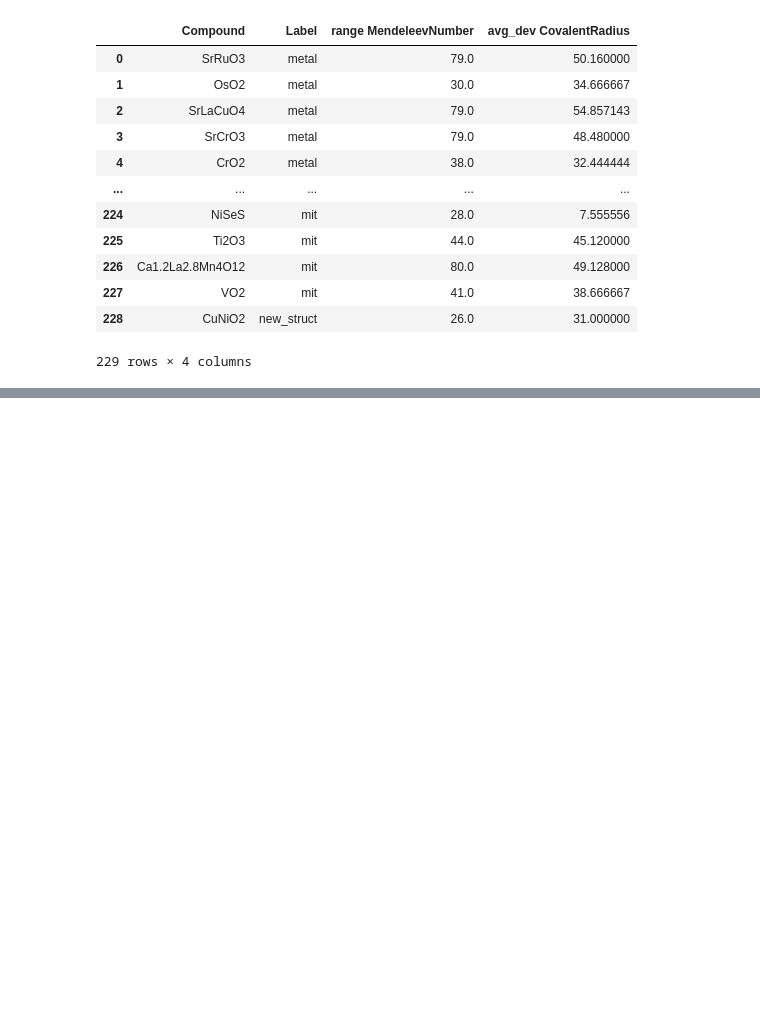
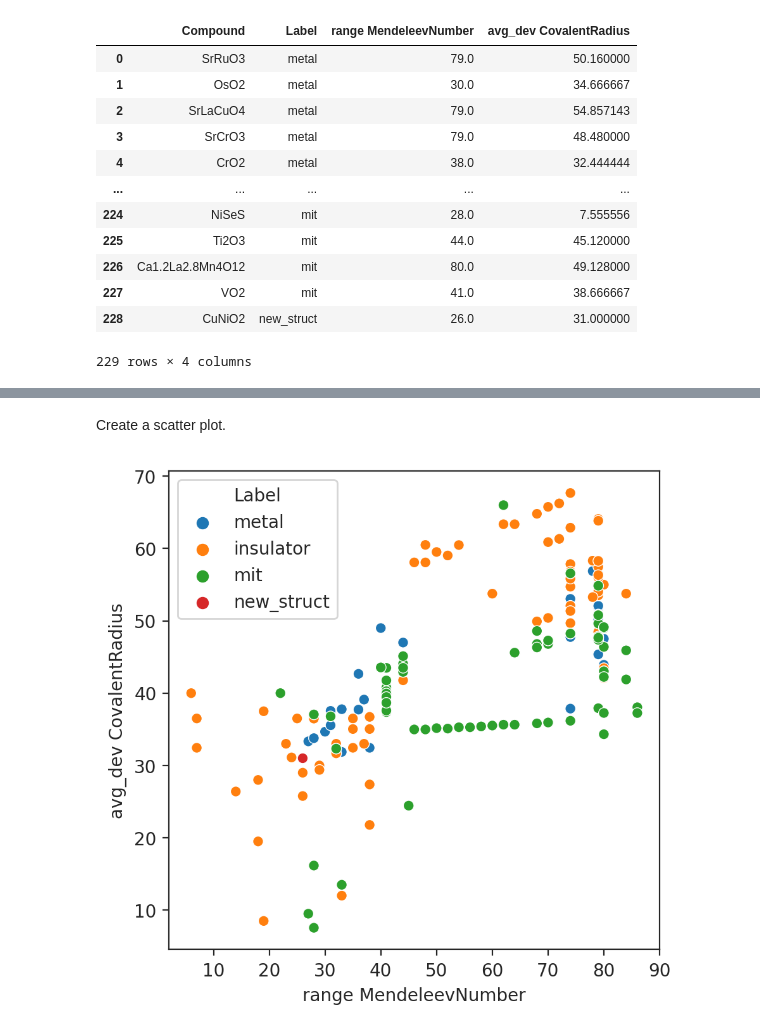
Before and after one commit to rpw199912j/mit_model_code, a Jupyter notebook: notebooks/pipeline_demo.ipynb, the cells around one changed output, grey strips where cells are left out. Drawn from its saved outputs; the diff is of its cells as text; code cells hidden in the pictures; blank space fills up the shorter version.

Commit message:
swapped the plotly figure with seaborn static figure for reduced size

```diff
--- a/notebooks/pipeline_demo.ipynb
+++ b/notebooks/pipeline_demo.ipynb
@@ -208,0 +195,8 @@ fig.show()
+# %% [markdown]
+Create a scatter plot.
+# %%
+with sns.axes_style("ticks"):
+    plt.figure(figsize=(5,5), dpi=200)
+    sns.scatterplot(data=combined_df_plot, x=x_plot, y=y_plot, hue="Label")
+# %% [output]
+[figure, added]
```
Also changed, not shown: parts of 3 cells of this notebook.
